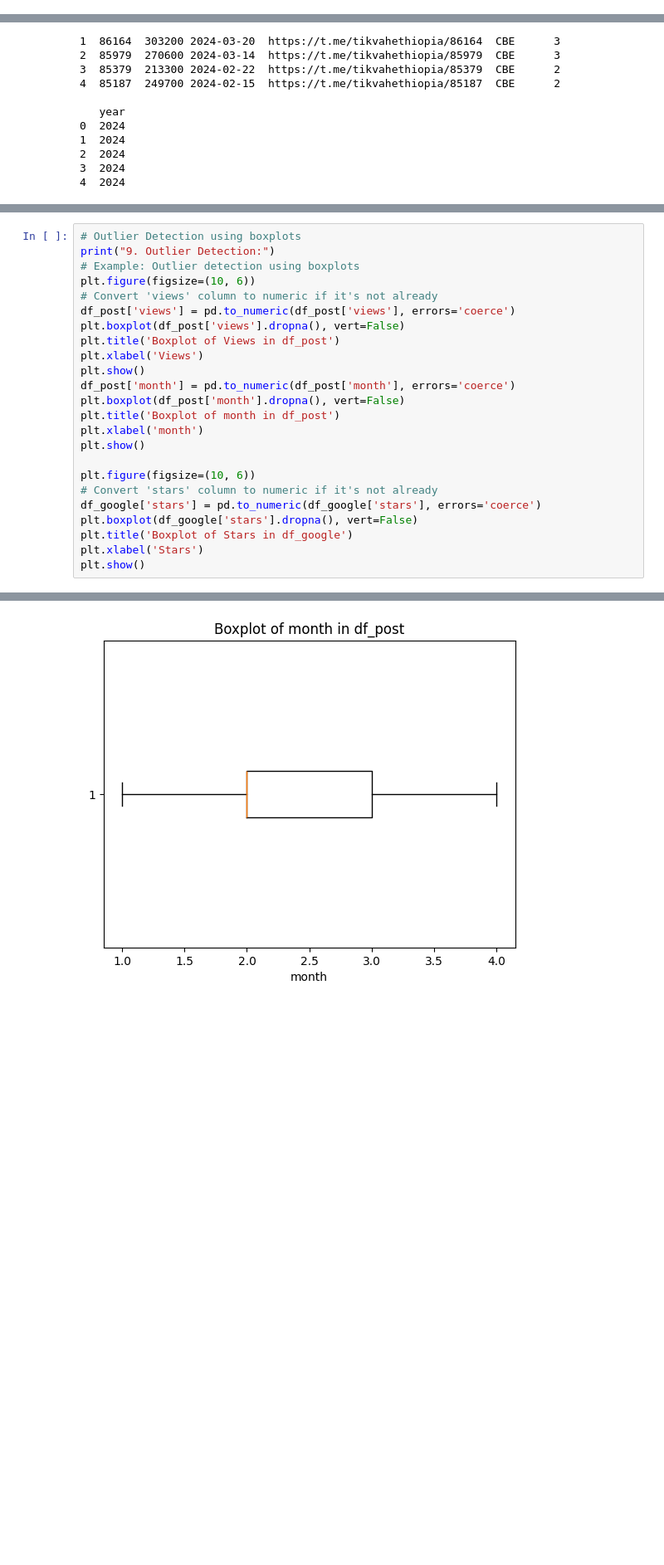
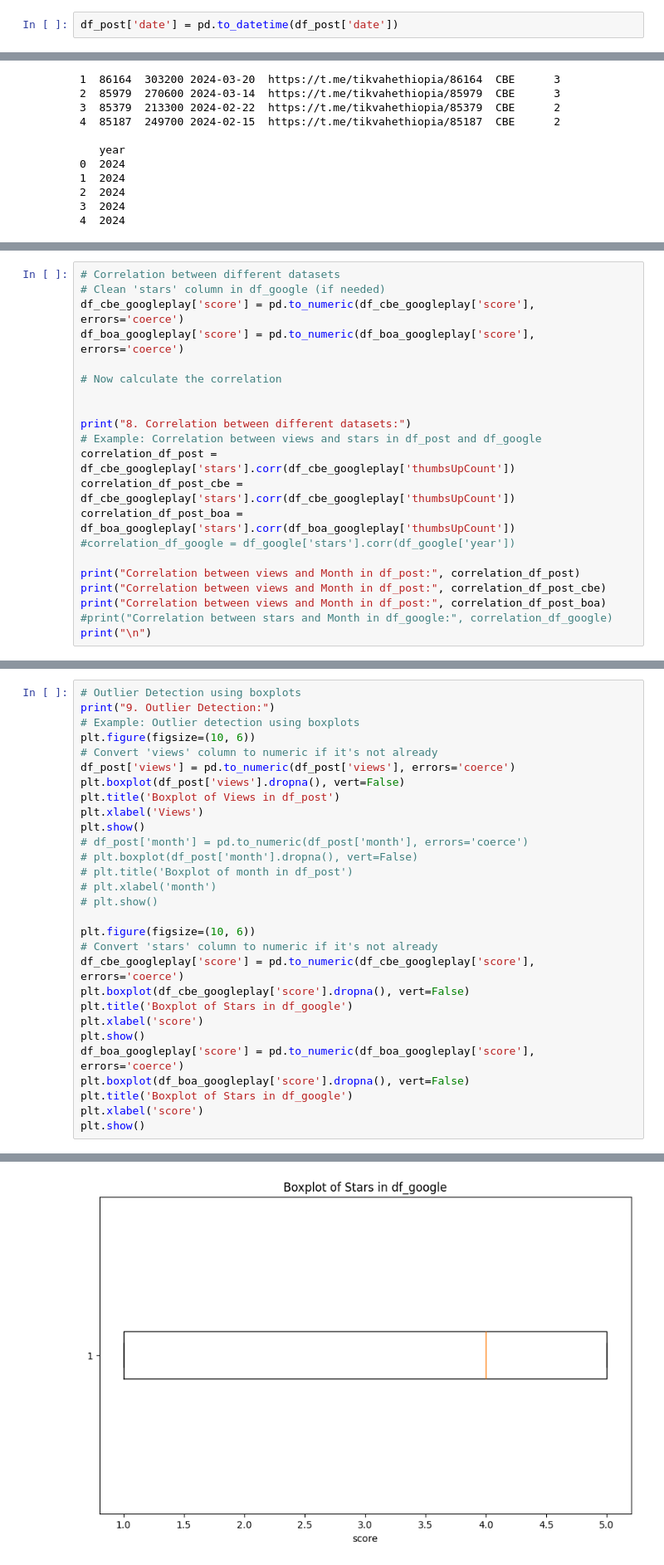
Before and after one commit to Endework/Marketing, a Jupyter notebook: Notebooks/EDA.ipynb, the cells around one changed output, grey strips where cells are left out. Shown: that part at 83% size. Cells and saved outputs as stored; diff of their text form; blank space fills up the shorter version.

```diff
--- a/Notebooks/EDA.ipynb
+++ b/Notebooks/EDA.ipynb
@@ -19,0 +151,2 @@ df_post.head()
+# %%
+df_post['date'] = pd.to_datetime(df_post['date'])
@@ -337,0 +493,21 @@ Index(['id', 'views', 'date', 'imageLink', 'Bank', 'month', 'year'], dtype='obje
+# %%
+# Correlation between different datasets
+# Clean 'stars' column in df_google (if needed)
+df_cbe_googleplay['score'] = pd.to_numeric(df_cbe_googleplay['score'], errors='coerce')
+df_boa_googleplay['score'] = pd.to_numeric(df_boa_googleplay['score'], errors='coerce')
+
+# Now calculate the correlation
+
+
+print("8. Correlation between different datasets:")
+# Example: Correlation between views and stars in df_post and df_google
+correlation_df_post = df_cbe_googleplay['stars'].corr(df_cbe_googleplay['thumbsUpCount'])
+correlation_df_post_cbe = df_cbe_googleplay['stars'].corr(df_cbe_googleplay['thumbsUpCount'])
+correlation_df_post_boa = df_boa_googleplay['stars'].corr(df_boa_googleplay['thumbsUpCount'])
+#correlation_df_google = df_google['stars'].corr(df_google['year'])
+
+print("Correlation between views and Month in df_post:", correlation_df_post)
+print("Correlation between views and Month in df_post:", correlation_df_post_cbe)
+print("Correlation between views and Month in df_post:", correlation_df_post_boa)
+#print("Correlation between stars and Month in df_google:", correlation_df_google)
+print("\n")
@@ -338,28 +523,33 @@ Index(['id', 'views', 'date', 'imageLink', 'Bank', 'month', 'year'], dtype='obje
 # %%
 # Outlier Detection using boxplots
 print("9. Outlier Detection:")
 # Example: Outlier detection using boxplots
 plt.figure(figsize=(10, 6))
 # Convert 'views' column to numeric if it's not already
 df_post['views'] = pd.to_numeric(df_post['views'], errors='coerce')
 plt.boxplot(df_post['views'].dropna(), vert=False)
 plt.title('Boxplot of Views in df_post')
 plt.xlabel('Views')
 plt.show()
-df_post['month'] = pd.to_numeric(df_post['month'], errors='coerce')
-plt.boxplot(df_post['month'].dropna(), vert=False)
-plt.title('Boxplot of month in df_post')
-plt.xlabel('month')
-plt.show()
+# df_post['month'] = pd.to_numeric(df_post['month'], errors='coerce')
+# plt.boxplot(df_post['month'].dropna(), vert=False)
+# plt.title('Boxplot of month in df_post')
+# plt.xlabel('month')
+# plt.show()
 
 plt.figure(figsize=(10, 6))
 # Convert 'stars' column to numeric if it's not already
-df_google['stars'] = pd.to_numeric(df_google['stars'], errors='coerce')
-plt.boxplot(df_google['stars'].dropna(), vert=False)
+df_cbe_googleplay['score'] = pd.to_numeric(df_cbe_googleplay['score'], errors='coerce')
+plt.boxplot(df_cbe_googleplay['score'].dropna(), vert=False)
 plt.title('Boxplot of Stars in df_google')
-plt.xlabel('Stars')
+plt.xlabel('score')
 plt.show()
+df_boa_googleplay['score'] = pd.to_numeric(df_boa_googleplay['score'], errors='coerce')
+plt.boxplot(df_boa_googleplay['score'].dropna(), vert=False)
+plt.title('Boxplot of Stars in df_google')
+plt.xlabel('score')
+plt.show()
 # %% [output]
 9. Outlier Detection:
 [figure]
-[figure, old version]
+[figure, new version]
```
Also changed, not shown: parts of 44 cells of this notebook, 23 other files.
